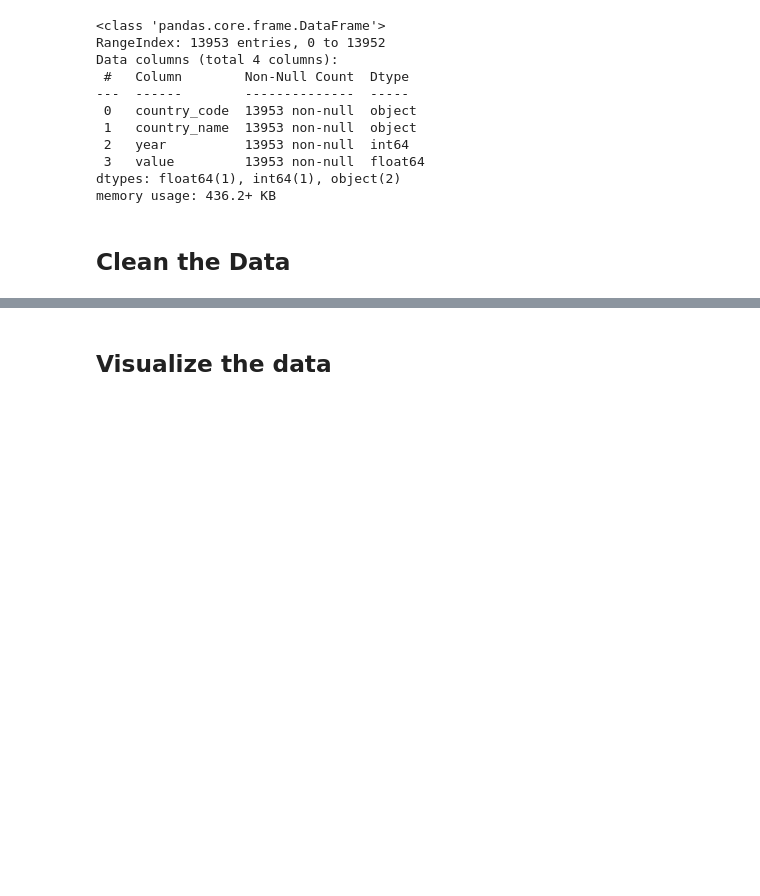
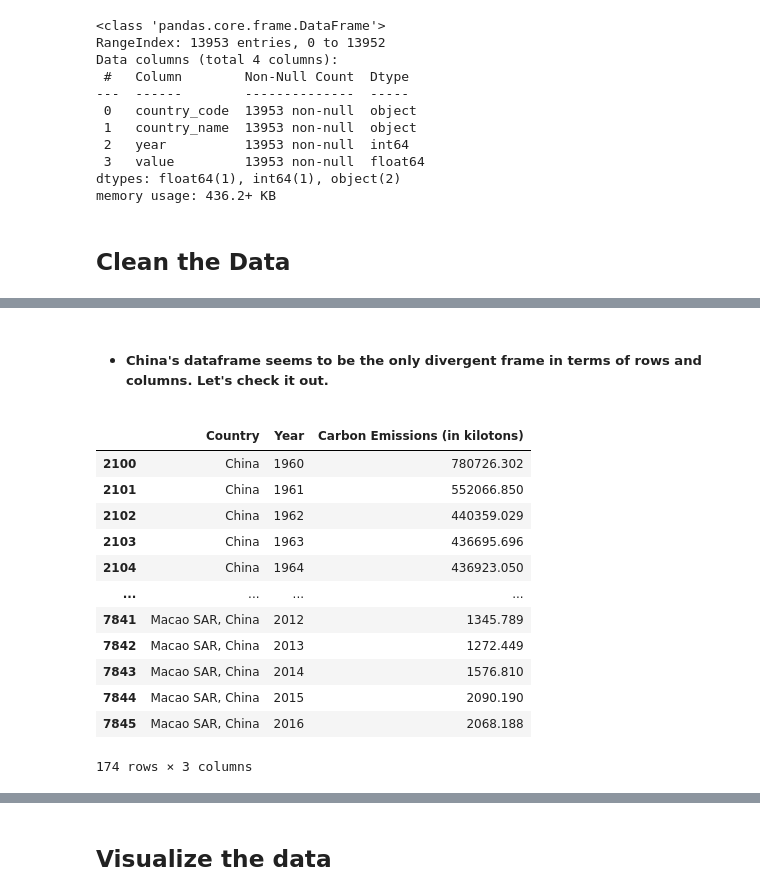
Before and after one commit to JeffreyFennell/Carbon-Emissions, a Jupyter notebook: carbon_emissions_project/carbon_emissions.ipynb, the cells around one changed output, grey strips where cells are left out. Drawn from its saved outputs; the diff is of its cells as text; code cells hidden in the pictures; blank space fills up the shorter version.

```diff
--- a/carbon_emissions_project/carbon_emissions.ipynb
+++ b/carbon_emissions_project/carbon_emissions.ipynb
@@ -62,0 +104,19 @@ rus = df[df['Country'].str.contains('Russian Federation')]
+# %% [markdown]
+- ##### China's dataframe seems to be the only divergent frame in terms of rows and columns. Let's check it out.
+# %%
+# It seems as though "China" is included in the country name for multiple points in the original dataframe.
+chn
+# %% [output]
+|  | Country | Year | Carbon Emissions (in kilotons) |
+| 2100 | China | 1960 | 780726.302 |
+| 2101 | China | 1961 | 552066.850 |
+| 2102 | China | 1962 | 440359.029 |
+| 2103 | China | 1963 | 436695.696 |
+| 2104 | China | 1964 | 436923.050 |
+| ... | ... | ... | ... |
+| 7841 | Macao SAR, China | 2012 | 1345.789 |
+| 7842 | Macao SAR, China | 2013 | 1272.449 |
+| 7843 | Macao SAR, China | 2014 | 1576.810 |
+| 7844 | Macao SAR, China | 2015 | 2090.190 |
+| 7845 | Macao SAR, China | 2016 | 2068.188 |
+174 rows × 3 columns
```
Also changed, not shown: parts of 14 cells of this notebook, 1 other file.
